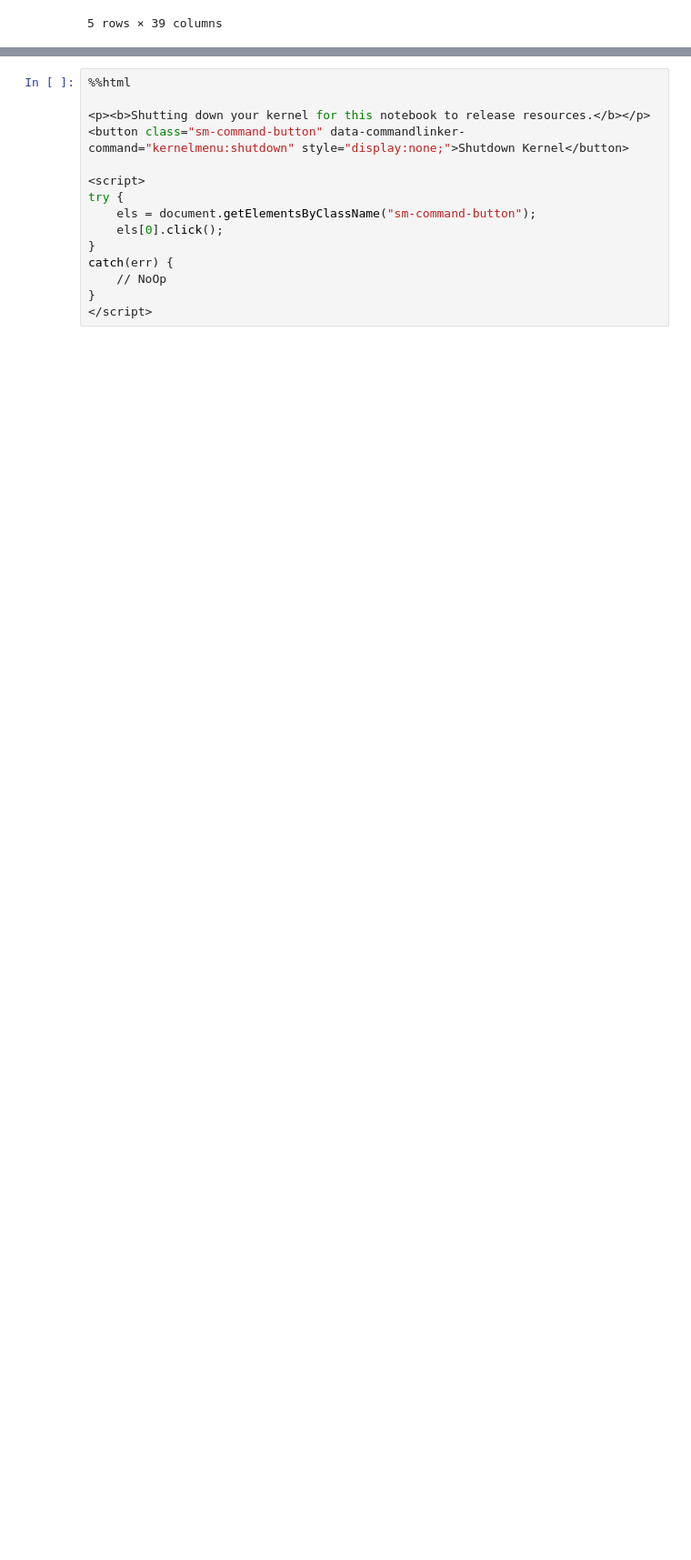
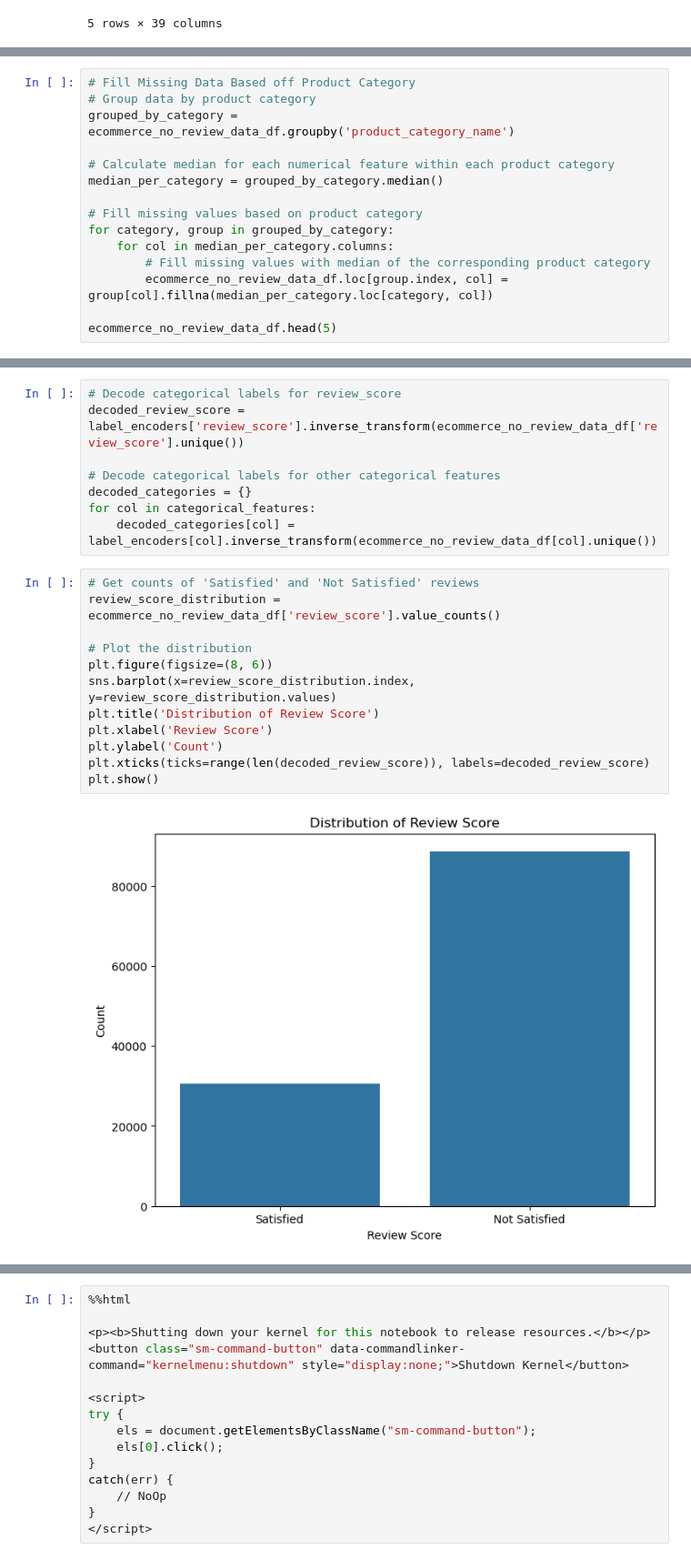
Before and after one commit to pkhanna2/MLOpsFinalProject, a Jupyter notebook: FinalProjectCode.ipynb, the cells around one changed output, grey strips where cells are left out. Shown at 91% size. Cells and saved outputs as stored; diff of their text form; blank space fills up the shorter version.

```diff
--- a/FinalProjectCode.ipynb
+++ b/FinalProjectCode.ipynb
@@ -413,0 +397,15 @@ fig.show()
+# %%
+# Fill Missing Data Based off Product Category
+# Group data by product category
+grouped_by_category = ecommerce_no_review_data_df.groupby('product_category_name')
+
+# Calculate median for each numerical feature within each product category
+median_per_category = grouped_by_category.median()
+
+# Fill missing values based on product category
+for category, group in grouped_by_category:
+    for col in median_per_category.columns:
+        # Fill missing values with median of the corresponding product category
+        ecommerce_no_review_data_df.loc[group.index, col] = group[col].fillna(median_per_category.loc[category, col])
+
+ecommerce_no_review_data_df.head(5)
@@ -413,0 +420,22 @@ fig.show()
+# %%
+# Decode categorical labels for review_score
+decoded_review_score = label_encoders['review_score'].inverse_transform(ecommerce_no_review_data_df['review_score'].unique())
+
+# Decode categorical labels for other categorical features
+decoded_categories = {}
+for col in categorical_features:
+    decoded_categories[col] = label_encoders[col].inverse_transform(ecommerce_no_review_data_df[col].unique())
+# %%
+# Get counts of 'Satisfied' and 'Not Satisfied' reviews
+review_score_distribution = ecommerce_no_review_data_df['review_score'].value_counts()
+
+# Plot the distribution
+plt.figure(figsize=(8, 6))
+sns.barplot(x=review_score_distribution.index, y=review_score_distribution.values)
+plt.title('Distribution of Review Score')
+plt.xlabel('Review Score')
+plt.ylabel('Count')
+plt.xticks(ticks=range(len(decoded_review_score)), labels=decoded_review_score)
+plt.show()
+# %% [output]
+[figure, added]
```
Also changed, not shown: parts of 33 cells of this notebook.
